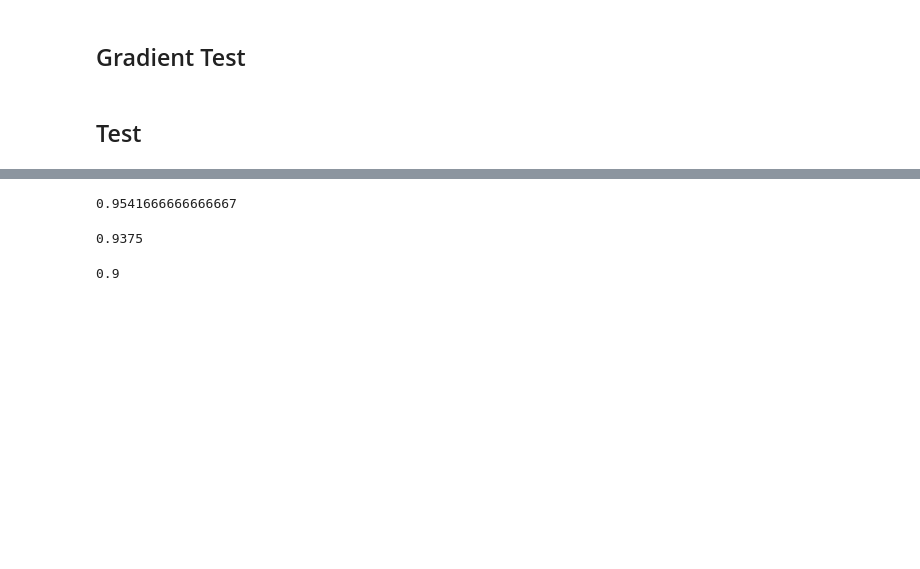
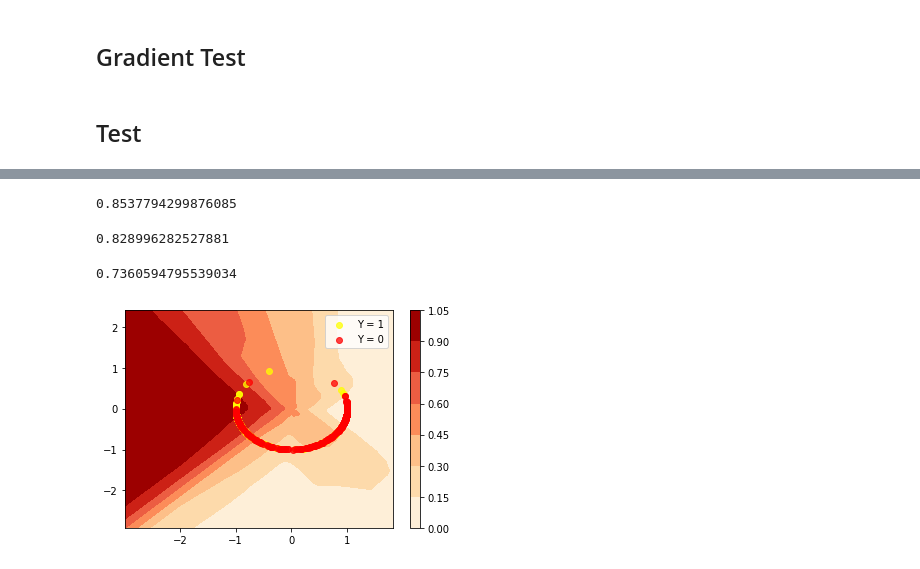
Before and after one commit to AlirezaKamyab/DeepLearning, a Jupyter notebook: Deep Neural Network/Neural Network With Regularization.ipynb, the cells around one changed output, grey strips where cells are left out. Saved outputs shown, nothing was run; the diff lists cells and outputs as text; code cells hidden in the pictures; blank space fills up the shorter version.

```diff
--- a/Deep Neural Network/Neural Network With Regularization.ipynb
+++ b/Deep Neural Network/Neural Network With Regularization.ipynb
@@ -791,13 +791,13 @@ ax.set_ylabel('$x_2$');
 # %%
-def model(X, y, iterations=100, learning_rate=0.01, lambda_=0, keep_prob=1, verbos=True, debug_mode=False):
+def model(X, y, iterations=100, learning_rate=0.01, lambda_=0, keep_prob=1., verbos=True, debug_mode=False):
     hist = []
-    parameters = initialize_parameters_deep([2, 4, 1])
+    parameters = initialize_parameters_deep([2, 50, 50, 50, 1])
 
     for i in range(1, iterations + 1):
         AL, caches = L_model_forward(X, parameters, keep_prob)
         grads = L_model_backward(AL, y, caches, parameters, lambda_)
 
-        if debug_mode:
+        if debug_mode and i % 100 == 0:
             gradient_check(X, y, parameters, grads) # Do gradient check
 
         parameters = update_parameters(parameters, grads, learning_rate)
@@ -808,5 +808,5 @@ def model(X, y, iterations=100, learning_rate=0.01, lambda_=0, keep_prob=1, verb
 
     return parameters, grads, hist
 # %%
-params, grads, hist = model(Xn_train.T, y_train, iterations=10000, learning_rate=.01)
+params, grads, hist = model(Xn_train.T, y_train, iterations=10000, learning_rate=.001, debug_mode=False)
 # %% [output]
@@ -836,12 +836,45 @@ def predict(X, y, parameters):
 # %%
-predict(Xn_train.T, y_train, params)
+y_hat = predict(Xn_train.T, params)
-# %% [output]
-0.9541666666666667
+# %%
+(y_train.reshape(y_hat.shape) == y_hat).sum() / y_hat.shape[1]
+# %% [output]
+0.8537794299876085
 # %%
-predict(norm.transform(X_cv).T, y_cv, params)
+y_hat = predict(norm.transform(X_cv).T, params)
-# %% [output]
-0.9375
+# %%
+(y_cv == y_hat).sum() / y_hat.shape[1]
+# %% [output]
+0.828996282527881
 # %%
-predict(norm.transform(X_test).T, y_test, params)
+y_hat = predict(norm.transform(X_test).T, params)
-# %% [output]
-0.9
+# %%
+(y_test == y_hat).sum() / y_hat.shape[1]
+# %% [output]
+0.7360594795539034
+# %%
+def plot(X_in, y_in, params, r=0):
+    plt.figure()
+    x_min, x_max = X_in[0, :].min(), X_in[0, :].max()
+    y_min, y_max = X_in[1, :].min(), X_in[1, :].max()
+    x_min, x_max, y_min, y_max = x_min - r, x_max + r, y_min - r, y_max + r
+
+    x = np.linspace(x_min, x_max, 1000)
+    y = np.linspace(y_min, y_max, 1000)
+    X, Y = np.meshgrid(x, y)
+    xx, yy = X.flatten().reshape(1, -1), Y.flatten().reshape(1, -1)
+    data = np.vstack((xx, yy))
+    Z, _ = L_model_forward(data, params)
+    plt.contourf(X, Y, Z.reshape(X.shape), cmap='OrRd')
+    plt.colorbar()
+
+    plt.scatter(X_in[y_in == 1, 0], X_in[y_in == 1, 1], alpha=0.75, label='Y = 1', c='yellow');
+    plt.scatter(X_in[y_in == 0, 0], X_in[y_in == 0, 1], alpha=0.75, label='Y = 0', c='red');
+
+    ax = plt.gca()
+    ax.set_xlim([x_min, x_max])
+    ax.set_ylim([y_min, y_max])
+    plt.legend()
+# %%
+plot(Xn_train, y_train, params, 2)
+# %% [output]
+[figure, added]
```
Also changed, not shown: parts of 13 cells of this notebook.
